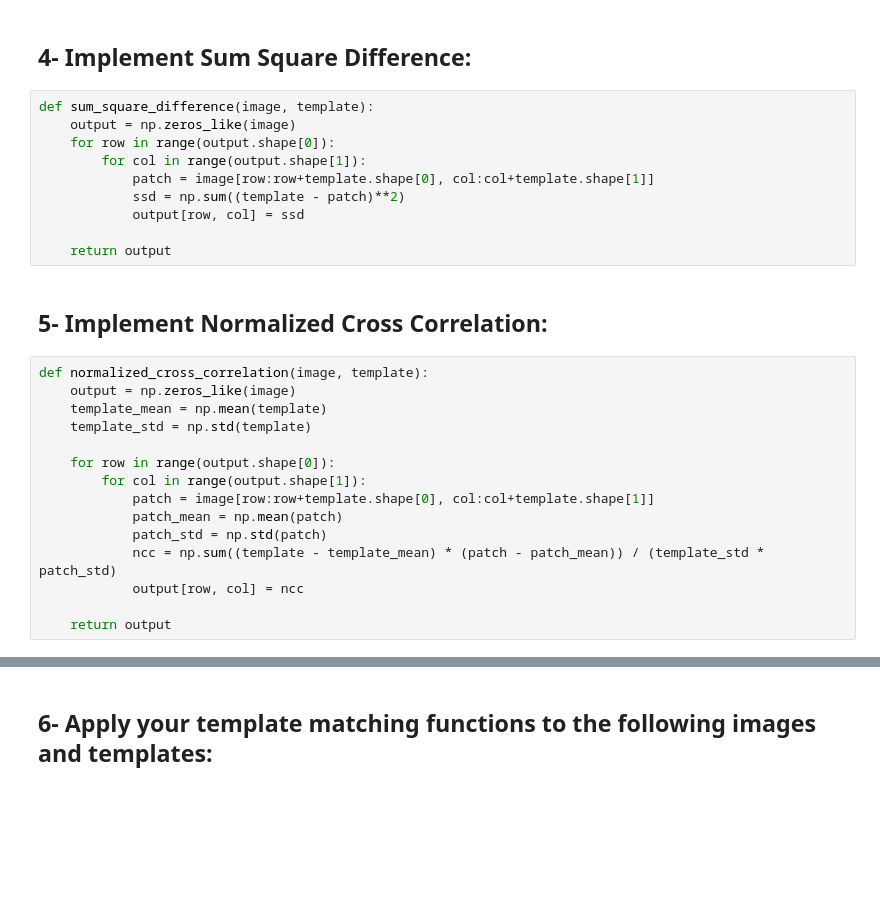
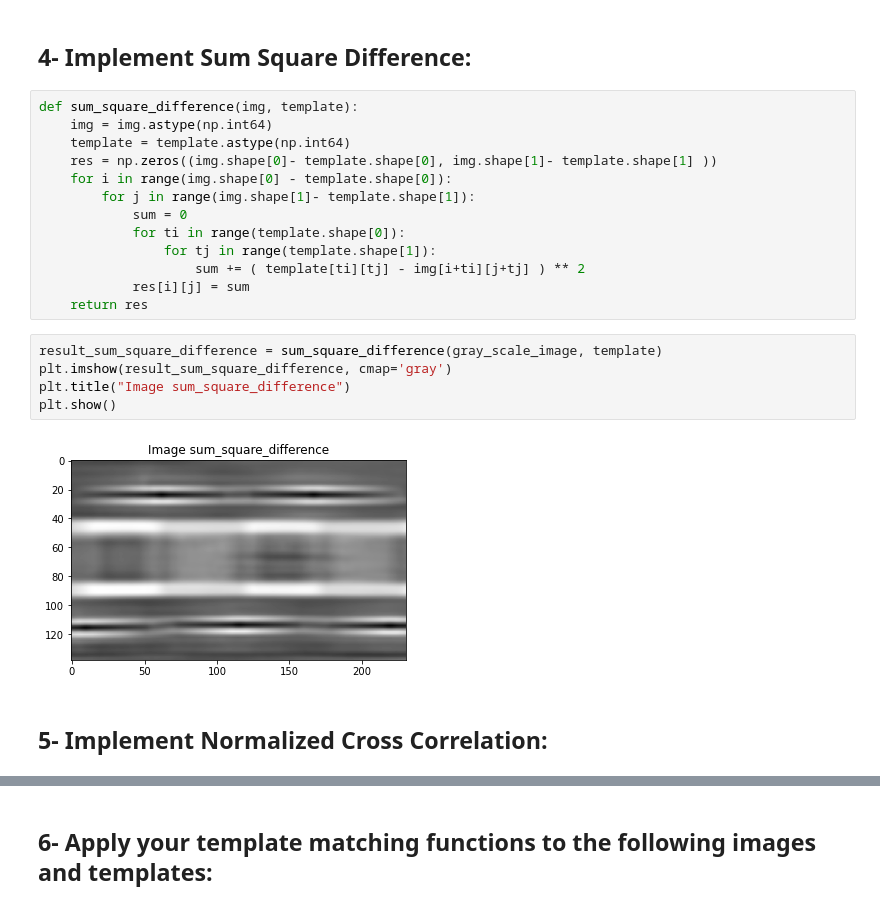
Before and after one commit to kemaldemirel1999/template-matching-and-gaussian-prefiltering, a Jupyter notebook: soru2.ipynb, the cells around one changed output, grey strips where cells are left out. Cells and saved outputs as stored; diff of their text form; blank space fills up the shorter version.

```diff
--- a/soru2.ipynb
+++ b/soru2.ipynb
@@ -62,29 +73,24 @@ def zero_mean_correlation(image, template):
 # %% [markdown]
 ## 4- Implement Sum Square Difference:
-# %%
-def sum_square_difference(image, template):
-    output = np.zeros_like(image)
-    for row in range(output.shape[0]):
-        for col in range(output.shape[1]):
-            patch = image[row:row+template.shape[0], col:col+template.shape[1]]
-            ssd = np.sum((template - patch)**2)
-            output[row, col] = ssd
-
-    return output
+# %%
+def sum_square_difference(img, template):
+    img = img.astype(np.int64)
+    template = template.astype(np.int64)
+    res = np.zeros((img.shape[0]- template.shape[0], img.shape[1]- template.shape[1] ))
+    for i in range(img.shape[0] - template.shape[0]):
+        for j in range(img.shape[1]- template.shape[1]):
+            sum = 0
+            for ti in range(template.shape[0]):
+                for tj in range(template.shape[1]):
+                    sum += ( template[ti][tj] - img[i+ti][j+tj] ) ** 2
+            res[i][j] = sum
+    return res
+# %%
+result_sum_square_difference = sum_square_difference(gray_scale_image, template)
+plt.imshow(result_sum_square_difference, cmap='gray')
+plt.title("Image sum_square_difference")
+plt.show()
+# %% [output]
+[figure, added]
 # %% [markdown]
 ## 5- Implement Normalized Cross Correlation:
-# %%
-def normalized_cross_correlation(image, template):
-    output = np.zeros_like(image)
-    template_mean = np.mean(template)
-    template_std = np.std(template)
-
-    for row in range(output.shape[0]):
-        for col in range(output.shape[1]):
-            patch = image[row:row+template.shape[0], col:col+template.shape[1]]
-            patch_mean = np.mean(patch)
-            patch_std = np.std(patch)
-            ncc = np.sum((template - template_mean) * (patch - patch_mean)) / (template_std * patch_std)
-            output[row, col] = ncc
-
-    return output
```
Also changed, not shown: parts of 27 cells of this notebook, 1 other file.
